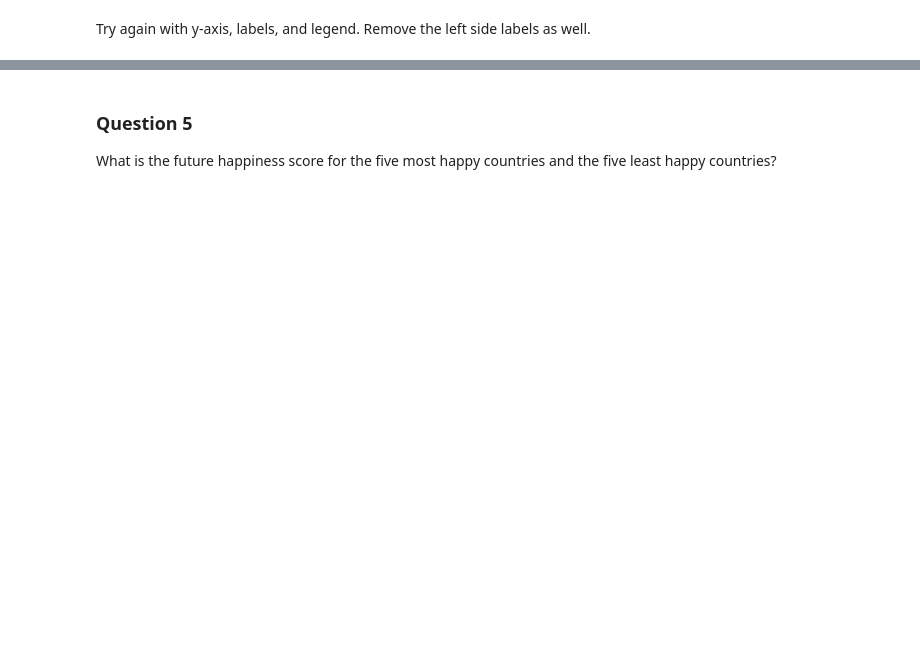
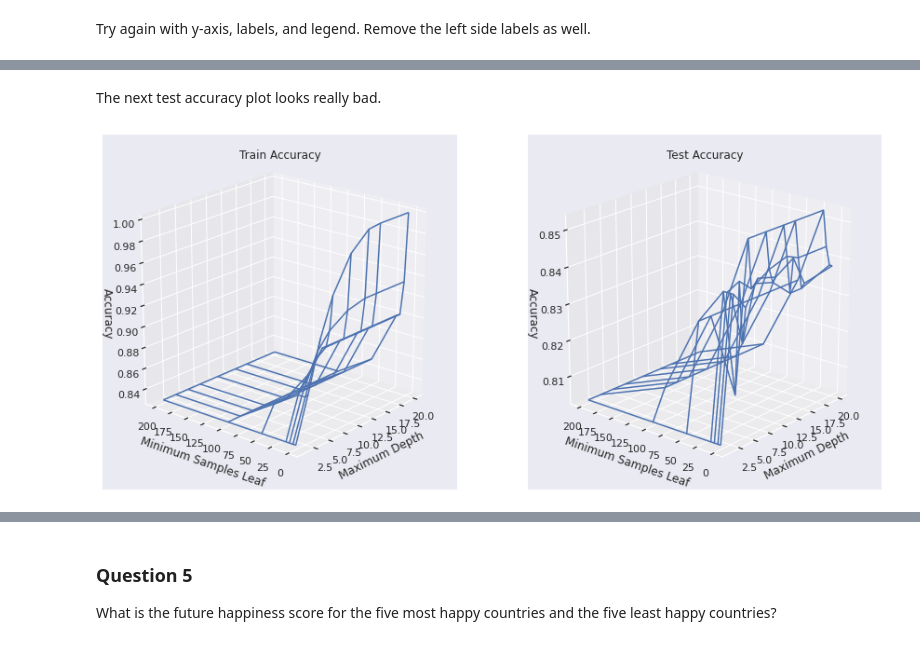
Before and after one commit to Benjaminnnnnn/CSE-163-FINAL-PROJECT, a Jupyter notebook: World_Happiness_Analysis.ipynb, the cells around one changed output, grey strips where cells are left out. Drawn from its saved outputs; the diff is of its cells as text; code cells hidden in the pictures; blank space fills up the shorter version.

```diff
--- a/World_Happiness_Analysis.ipynb
+++ b/World_Happiness_Analysis.ipynb
@@ -796,0 +884,11 @@ What are some measures that contribute to a higher happiness score? And what are
+# %%
+# extract features
+features = ['GDP per capita',
+            'family',
+            'freedom',
+            'generosity',
+            'government corruption',
+            'life expectancy',
+            'year']
+
+target = 'label'
@@ -796,0 +1034,10 @@ What are some measures that contribute to a higher happiness score? And what are
+# %%
+def plot_scores(clf, hyperparameters, score_key, name):
+    cv_results = clf.cv_results_
+    scores = cv_results[score_key]
+    scores = scores.reshape(len(hyperparameters['max_depth']), len(hyperparameters['min_samples_leaf']))
+    max_depth = cv_results['param_max_depth'].reshape(scores.shape).data.astype(int)
+    min_samples_leafs = cv_results['param_min_samples_leaf'].reshape(scores.shape).data.astype(int)
+
+    return go.Surface(x=max_depth, y=min_samples_leaf, z=scores,
+                      showscale=False, colorscale='YlGnBu', name=name)
@@ -796,0 +1087,26 @@ What are some measures that contribute to a higher happiness score? And what are
+# %% [markdown]
+The next test accuracy plot looks really bad.
+# %%
+def plot_scores(ax, title, search, hyperparameters, score_key):
+    cv_results = search.cv_results_
+    scores = cv_results[score_key]
+    scores = scores.reshape((len(hyperparameters['max_depth']), len(hyperparameters['min_samples_leaf'])))
+    max_depths = cv_results['param_max_depth'].reshape(scores.shape).data.astype(int)
+    min_samples_leafs = cv_results['param_min_samples_leaf'].reshape(scores.shape).data.astype(int)
+
+    ax.plot_wireframe(max_depths, min_samples_leafs, scores)
+    ax.view_init(20, 220)
+    ax.set_xlabel('Maximum Depth')
+    ax.set_ylabel('Minimum Samples Leaf')
+    ax.set_zlabel('Accuracy')
+    ax.set_title(title)
+
+
+fig = plt.figure(figsize=(15,7))
+ax1 = fig.add_subplot(121, projection='3d')
+ax2 = fig.add_subplot(122, projection='3d')
+
+plot_scores(ax1, 'Train Accuracy', clf, hyperparameters, 'mean_train_score')
+plot_scores(ax2, 'Test Accuracy', clf, hyperparameters, 'mean_test_score')
+# %% [output]
+[figure, added]
```
Also changed, not shown: parts of 36 cells of this notebook.
